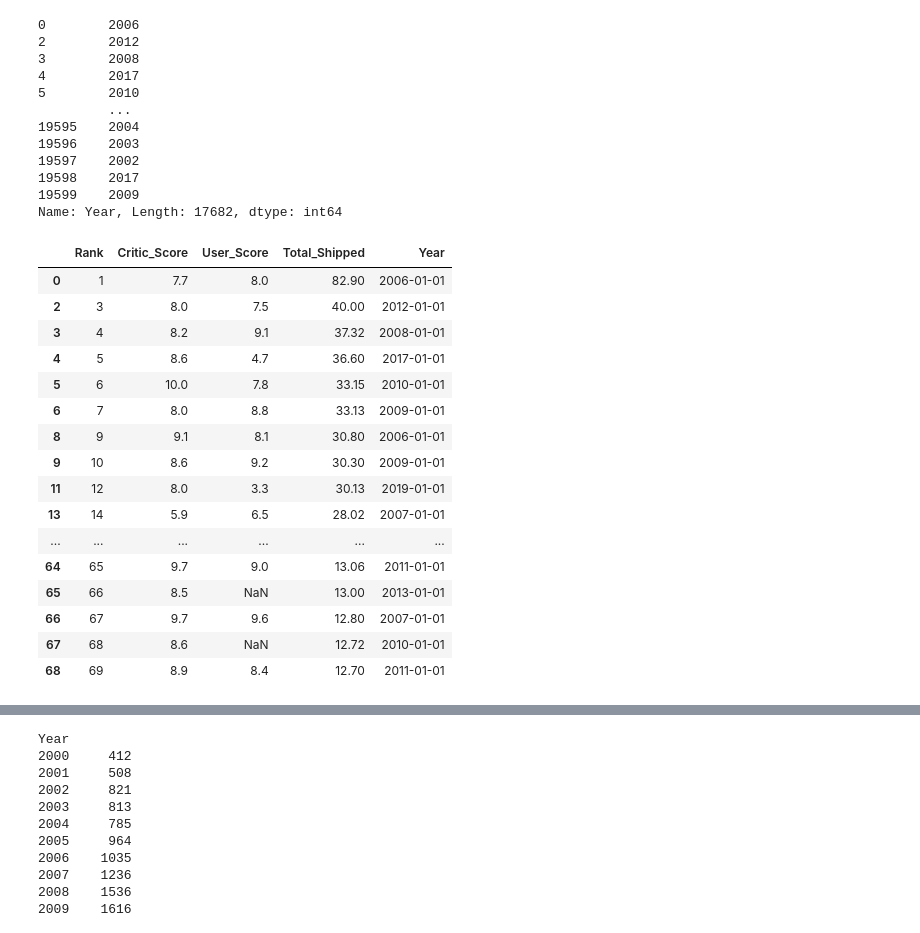
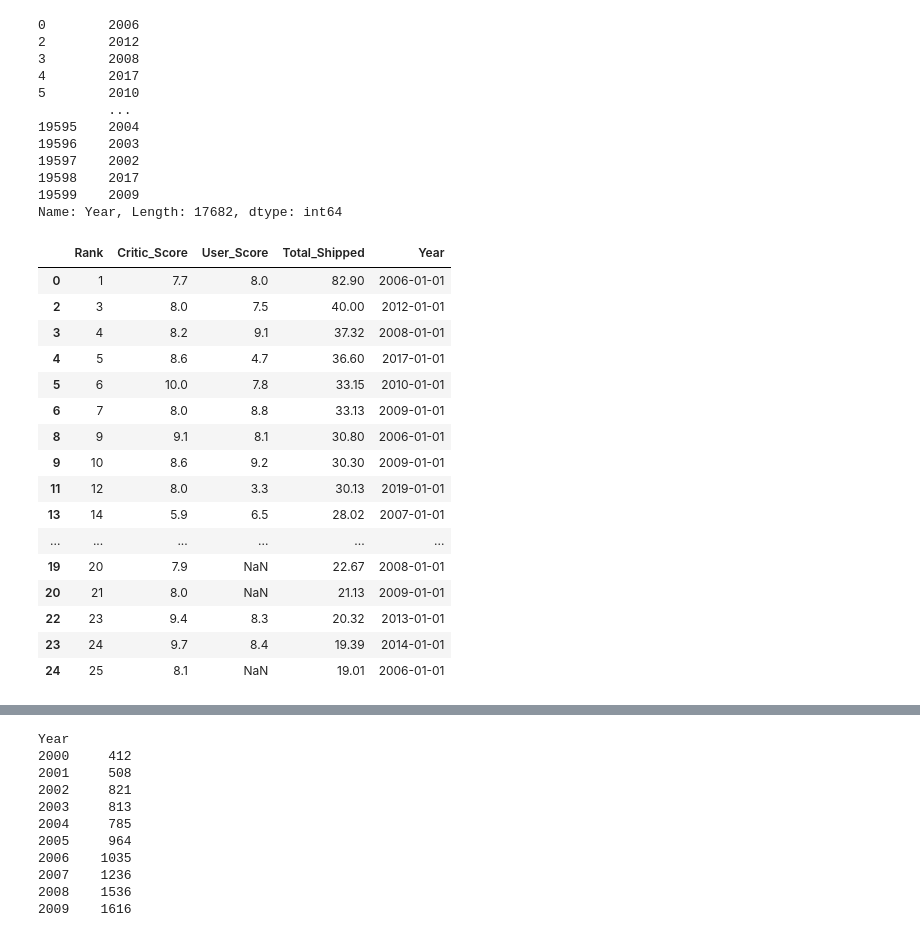
Before and after one commit to MegTully/Programming-For-DA-Project, a Jupyter notebook: Programming_For_DA_Project.ipynb, the cells around one changed output, grey strips where cells are left out. Drawn from its saved outputs; the diff is of its cells as text; code cells hidden in the pictures.

```diff
--- a/Programming_For_DA_Project.ipynb
+++ b/Programming_For_DA_Project.ipynb
@@ -189,22 +206,22 @@ Name: Year, Length: 17682, dtype: int64
 dataset['Year']=pd.to_datetime(dataset['Year'], format = '%Y')
 # %%
 #check Year column
-dataset.head(60)
+dataset.head(20)
 # %% [output]
 |  | Rank | Critic_Score | User_Score | Total_Shipped | Year |
 | 0 | 1 | 7.7 | 8.0 | 82.90 | 2006-01-01 |
 | 2 | 3 | 8.0 | 7.5 | 40.00 | 2012-01-01 |
 | 3 | 4 | 8.2 | 9.1 | 37.32 | 2008-01-01 |
 | 4 | 5 | 8.6 | 4.7 | 36.60 | 2017-01-01 |
 | 5 | 6 | 10.0 | 7.8 | 33.15 | 2010-01-01 |
 | 6 | 7 | 8.0 | 8.8 | 33.13 | 2009-01-01 |
 | 8 | 9 | 9.1 | 8.1 | 30.80 | 2006-01-01 |
 | 9 | 10 | 8.6 | 9.2 | 30.30 | 2009-01-01 |
 | 11 | 12 | 8.0 | 3.3 | 30.13 | 2019-01-01 |
 | 13 | 14 | 5.9 | 6.5 | 28.02 | 2007-01-01 |
 | ... | ... | ... | ... | ... | ... |
-| 64 | 65 | 9.7 | 9.0 | 13.06 | 2011-01-01 |
-| 65 | 66 | 8.5 | NaN | 13.00 | 2013-01-01 |
-| 66 | 67 | 9.7 | 9.6 | 12.80 | 2007-01-01 |
-| 67 | 68 | 8.6 | NaN | 12.72 | 2010-01-01 |
-| 68 | 69 | 8.9 | 8.4 | 12.70 | 2011-01-01 |
+| 19 | 20 | 7.9 | NaN | 22.67 | 2008-01-01 |
+| 20 | 21 | 8.0 | NaN | 21.13 | 2009-01-01 |
+| 22 | 23 | 9.4 | 8.3 | 20.32 | 2013-01-01 |
+| 23 | 24 | 9.7 | 8.4 | 19.39 | 2014-01-01 |
+| 24 | 25 | 8.1 | NaN | 19.01 | 2006-01-01 |
```
Also changed, not shown: parts of 27 cells of this notebook, 4 other files.
